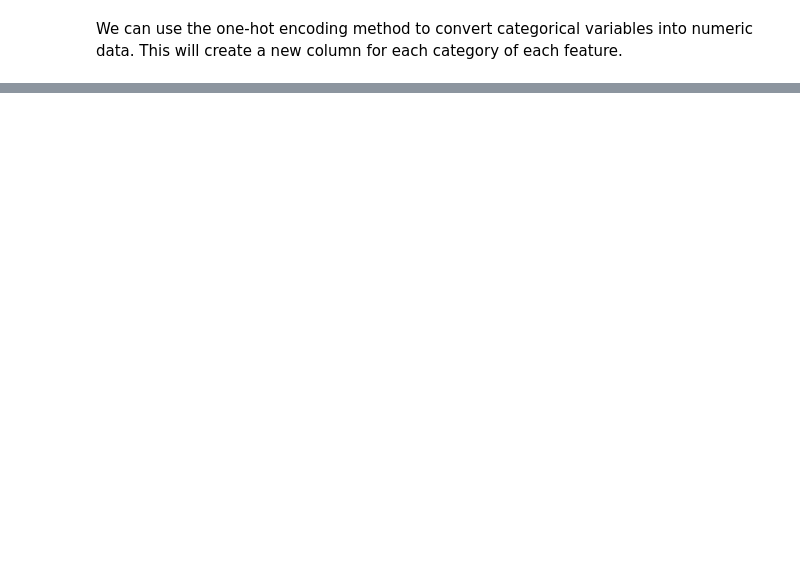
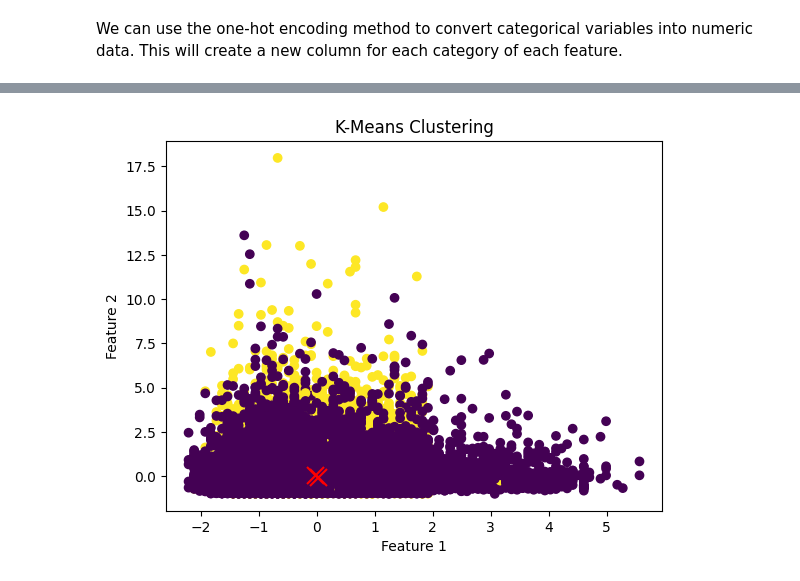
Before and after one commit to buildforfun/my_projects, a Jupyter notebook: machine_learning/ML_unsupervised.ipynb, the cells around one changed output, grey strips where cells are left out. Cells and saved outputs as stored; diff of their text form; code cells hidden in the pictures; blank space fills up the shorter version.

```diff
--- a/machine_learning/ML_unsupervised.ipynb
+++ b/machine_learning/ML_unsupervised.ipynb
@@ -55,3 +55,6 @@ df_bank.describe().T
 | nr.employed | 41188.0 | 5167.035911 | 72.251528 | 4963.600 | 5099.100 | 5191.000 | 5228.100 | 5228.100 |
 # %% [markdown]
 We can use the one-hot encoding method to convert categorical variables into numeric data. This will create a new column for each category of each feature.
+# %%
+df_bank_dummy = pd.get_dummies(df_bank)
+df_bank_dummy.head()
@@ -57,0 +71,7 @@ We can use the one-hot encoding method to convert categorical variables into num
+# %%
+from sklearn.preprocessing import StandardScaler
+
+# # Scaling the data
+scaler = StandardScaler()
+df_bank_scaled = scaler.fit_transform(df_bank_dummy)
+df_bank_scaled[0]
@@ -57,0 +127,18 @@ We can use the one-hot encoding method to convert categorical variables into num
+# %%
+from sklearn.cluster import KMeans
+import matplotlib.pyplot as plt
+
+# # Perform k-means clustering
+k_means = KMeans(n_clusters=2, random_state=42) # Random state for reproducibility
+clusters = k_means.fit_predict(df_bank_scaled)
+
+
+plt.scatter(df_bank_scaled[:, 0], df_bank_scaled[:, 1], c=clusters)
+# The red cross is the  coordinates of the cluster centroids
+plt.scatter(k_means.cluster_centers_[:, 0], k_means.cluster_centers_[:, 1], marker='x', s=150, c='r')
+plt.xlabel('Feature 1')
+plt.ylabel('Feature 2')
+plt.title('K-Means Clustering')
+plt.show()
+# %% [output]
+[figure, added]
```
Also changed, not shown: parts of 9 cells of this notebook.
